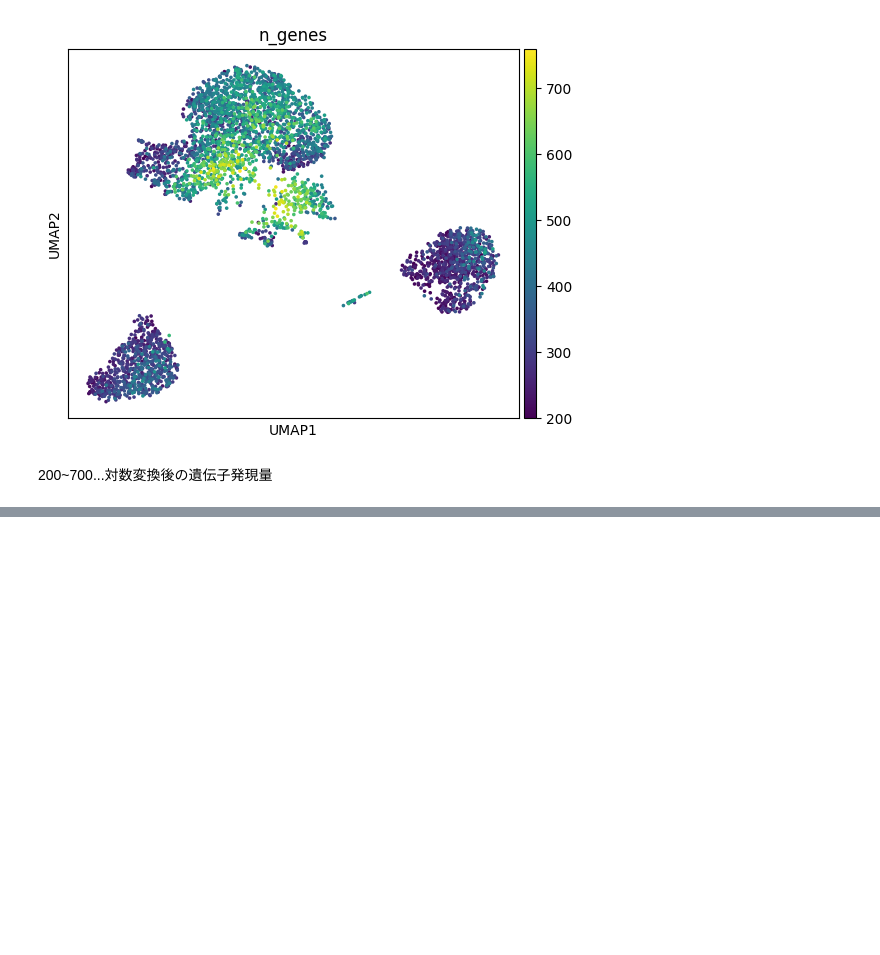
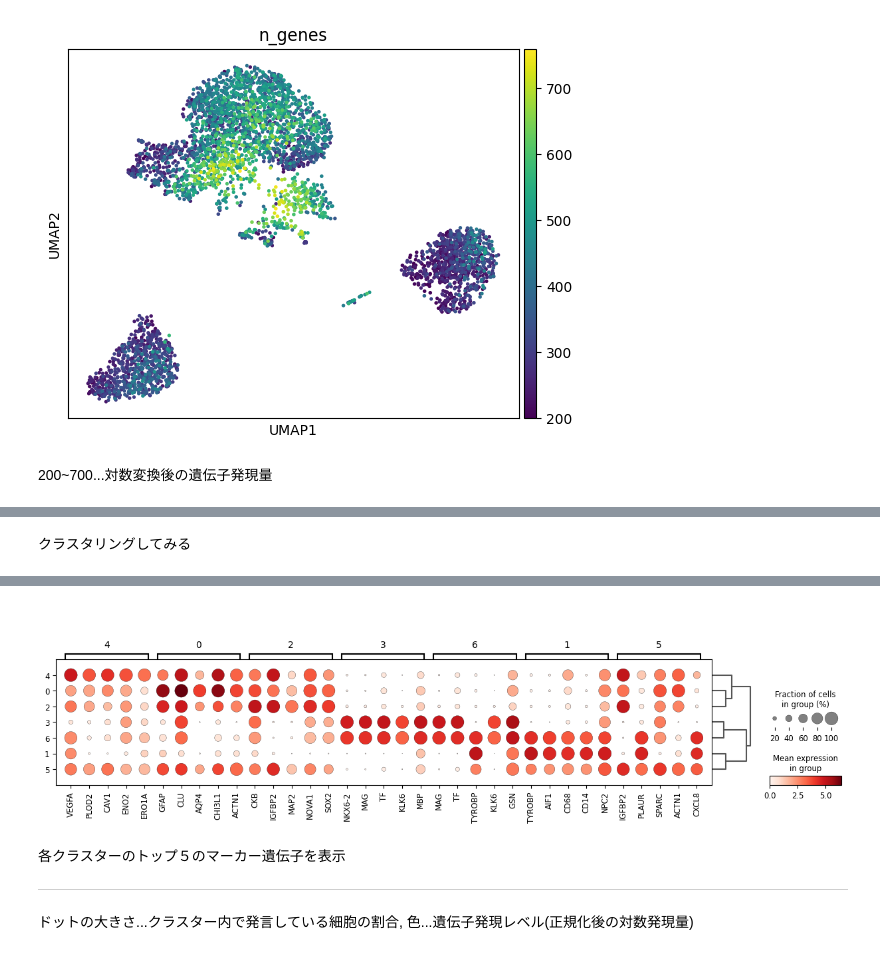
Before and after one commit to jamagiwa/Kaggle, a Jupyter notebook: GBM_scRNAseq.ipynb, the cells around one changed output, grey strips where cells are left out. Cells and saved outputs as stored; diff of their text form; code cells hidden in the pictures; blank space fills up the shorter version.

```diff
--- a/GBM_scRNAseq.ipynb
+++ b/GBM_scRNAseq.ipynb
@@ -225,0 +256,19 @@ sc.pl.umap(adata_fil, color = "n_genes")
+# %% [markdown]
+クラスタリングしてみる
+# %%
+#Leidenクラスタリングを行う、自動的に類似細胞をグループ化してくれる
+#グループ名は0, 1, 2とラベル付けされる
+
+#遺伝子名の重複を解消する
+adata_fil.var_names_make_unique()
+
+sc.tl.leiden(adata_fil, resolution=0.5)
+
+#マーカー遺伝子の特定
+sc.tl.rank_genes_groups(adata_fil, 'leiden', method = 't-test')
+
+
+
+#結果をプロット
+sc.pl.rank_genes_groups_dotplot(adata_fil, n_genes=5)
+# %% [output]
@@ -225,0 +276,6 @@ sc.pl.umap(adata_fil, color = "n_genes")
+[figure, added]
+# %% [markdown]
+各クラスターのトップ５のマーカー遺伝子を表示
+
+---
+ドットの大きさ...クラスター内で発言している細胞の割合, 色...遺伝子発現レベル(正規化後の対数発現量)
```
Also changed, not shown: parts of 9 cells of this notebook.
